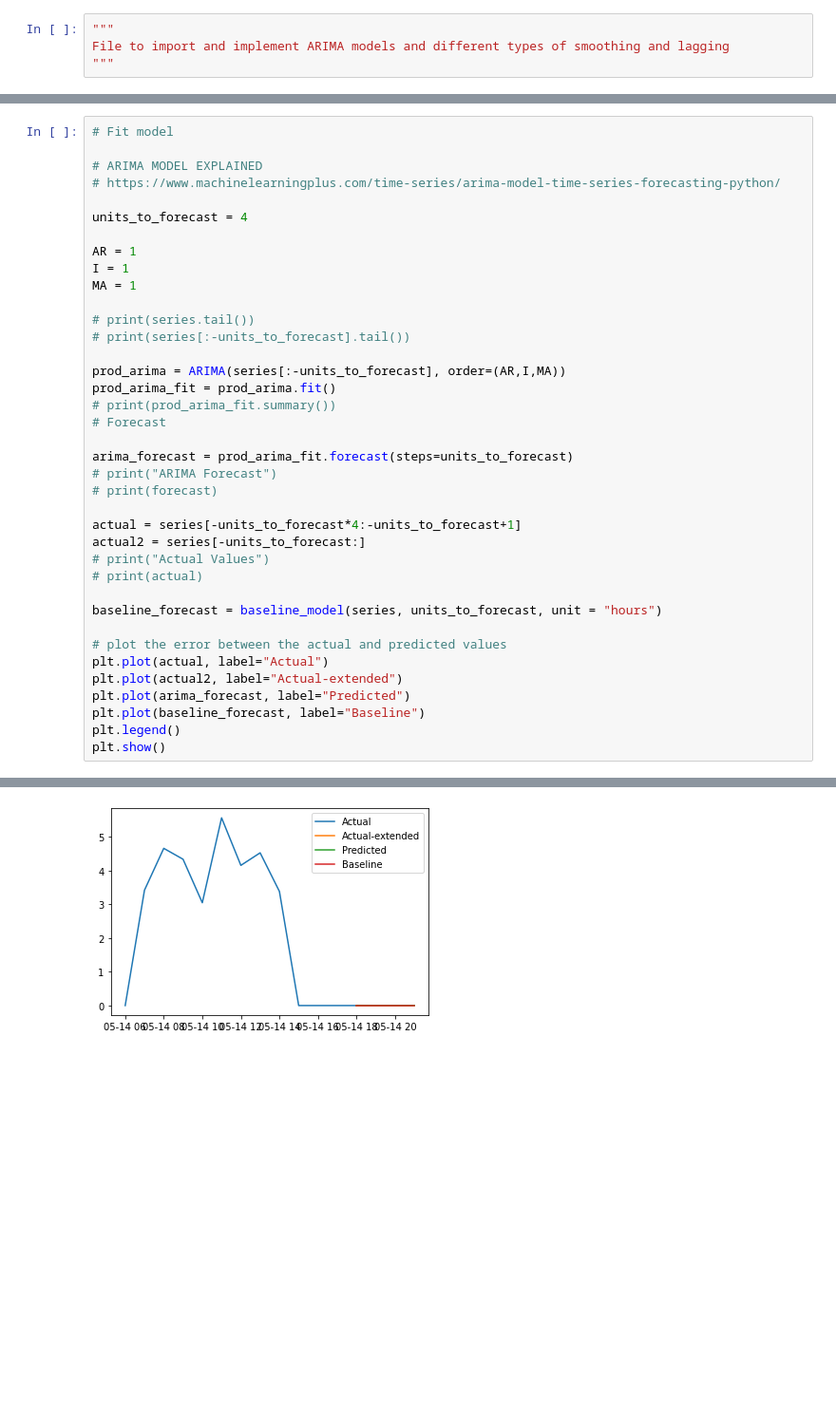
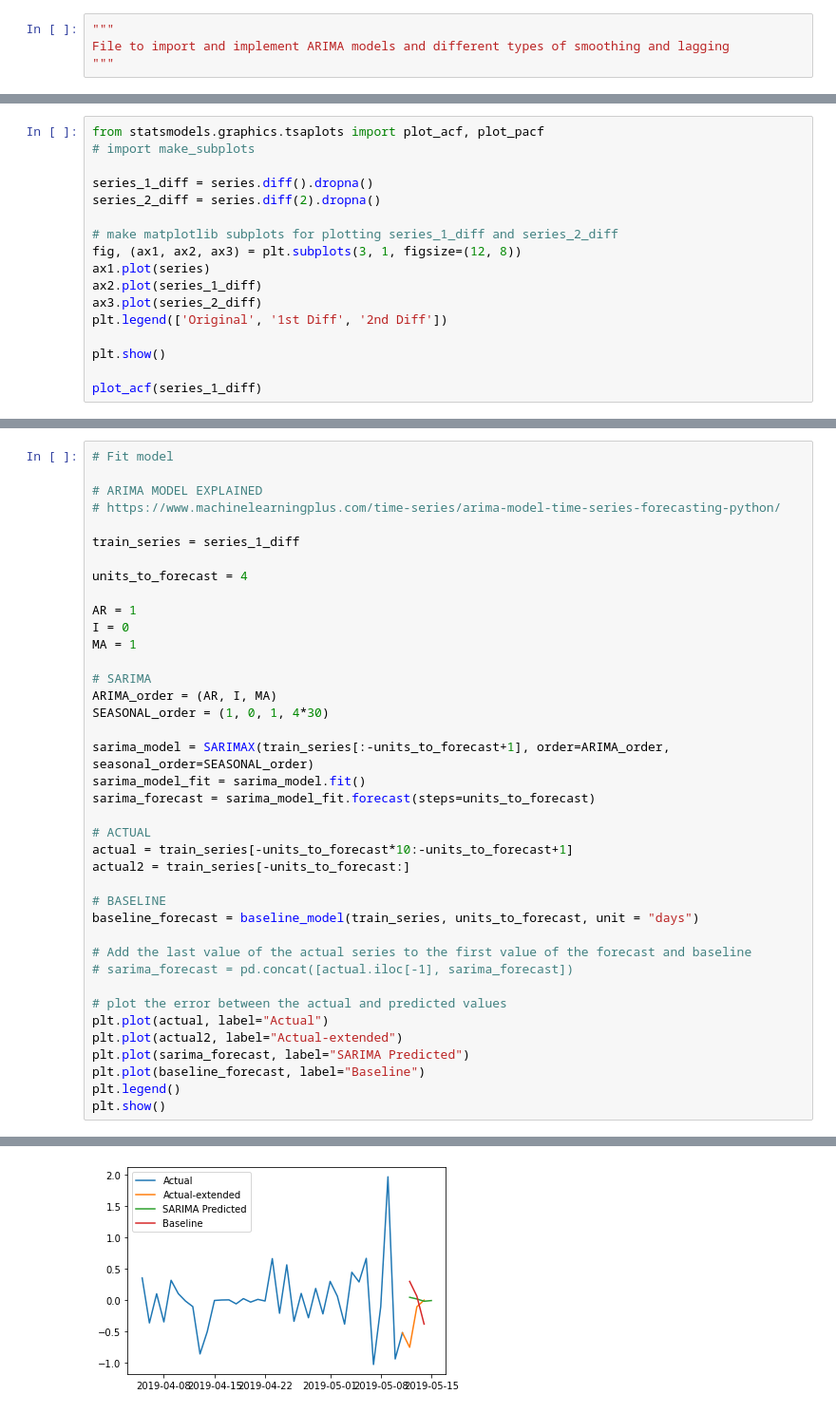
Before and after one commit to 4ug-aug/Otovo-OptimalControl, a Jupyter notebook: models.ipynb, the cells around one changed output, grey strips where cells are left out. Shown at 95% size. Saved outputs shown, nothing was run; the diff lists cells and outputs as text; blank space fills up the shorter version.

Commit message:
Feat: Added SARIMA model, statistical tests and baseline refinement

```diff
--- a/models.ipynb
+++ b/models.ipynb
@@ -234,0 +237,17 @@ def baseline_model(series, units_to_forecast, unit = "hours"):
+# %%
+from statsmodels.graphics.tsaplots import plot_acf, plot_pacf
+# import make_subplots
+
+series_1_diff = series.diff().dropna()
+series_2_diff = series.diff(2).dropna()
+
+# make matplotlib subplots for plotting series_1_diff and series_2_diff
+fig, (ax1, ax2, ax3) = plt.subplots(3, 1, figsize=(12, 8))
+ax1.plot(series)
+ax2.plot(series_1_diff)
+ax3.plot(series_2_diff)
+plt.legend(['Original', '1st Diff', '2nd Diff'])
+
+plt.show()
+
+plot_acf(series_1_diff)
@@ -238,35 +263,36 @@ def baseline_model(series, units_to_forecast, unit = "hours"):
 # ARIMA MODEL EXPLAINED
 # https://www.machinelearningplus.com/time-series/arima-model-time-series-forecasting-python/
 
+train_series = series_1_diff
+
 units_to_forecast = 4
 
 AR = 1
-I = 1
+I = 0
 MA = 1
 
-# print(series.tail())
-# print(series[:-units_to_forecast].tail())
+# SARIMA
+ARIMA_order = (AR, I, MA)
+SEASONAL_order = (1, 0, 1, 4*30)
 
-prod_arima = ARIMA(series[:-units_to_forecast], order=(AR,I,MA))
-prod_arima_fit = prod_arima.fit()
-# print(prod_arima_fit.summary())
-# Forecast
+sarima_model = SARIMAX(train_series[:-units_to_forecast+1], order=ARIMA_order, seasonal_order=SEASONAL_order)
+sarima_model_fit = sarima_model.fit()
+sarima_forecast = sarima_model_fit.forecast(steps=units_to_forecast)
 
-arima_forecast = prod_arima_fit.forecast(steps=units_to_forecast)
-# print("ARIMA Forecast")
-# print(forecast)
+# ACTUAL
+actual = train_series[-units_to_forecast*10:-units_to_forecast+1]
+actual2 = train_series[-units_to_forecast:]
 
-actual = series[-units_to_forecast*4:-units_to_forecast+1]
-actual2 = series[-units_to_forecast:]
-# print("Actual Values")
-# print(actual)
+# BASELINE
+baseline_forecast = baseline_model(train_series, units_to_forecast, unit = "days")
 
-baseline_forecast = baseline_model(series, units_to_forecast, unit = "hours")
+# Add the last value of the actual series to the first value of the forecast and baseline
+# sarima_forecast = pd.concat([actual.iloc[-1], sarima_forecast])
 
 # plot the error between the actual and predicted values
 plt.plot(actual, label="Actual")
 plt.plot(actual2, label="Actual-extended")
-plt.plot(arima_forecast, label="Predicted")
+plt.plot(sarima_forecast, label="SARIMA Predicted")
 plt.plot(baseline_forecast, label="Baseline")
 plt.legend()
 plt.show()
@@ -274 +345 @@ plt.show()
-[figure, old version]
+[figure, new version]
```
Also changed, not shown: parts of 14 cells of this notebook.
